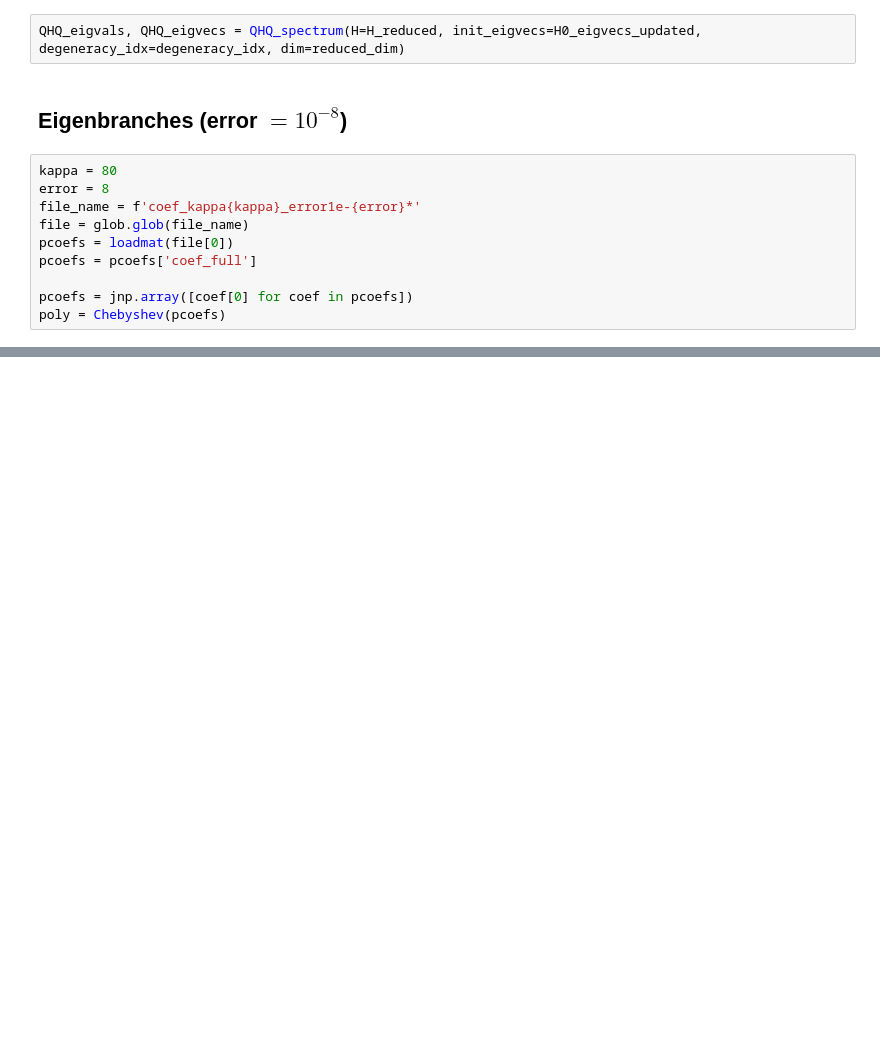
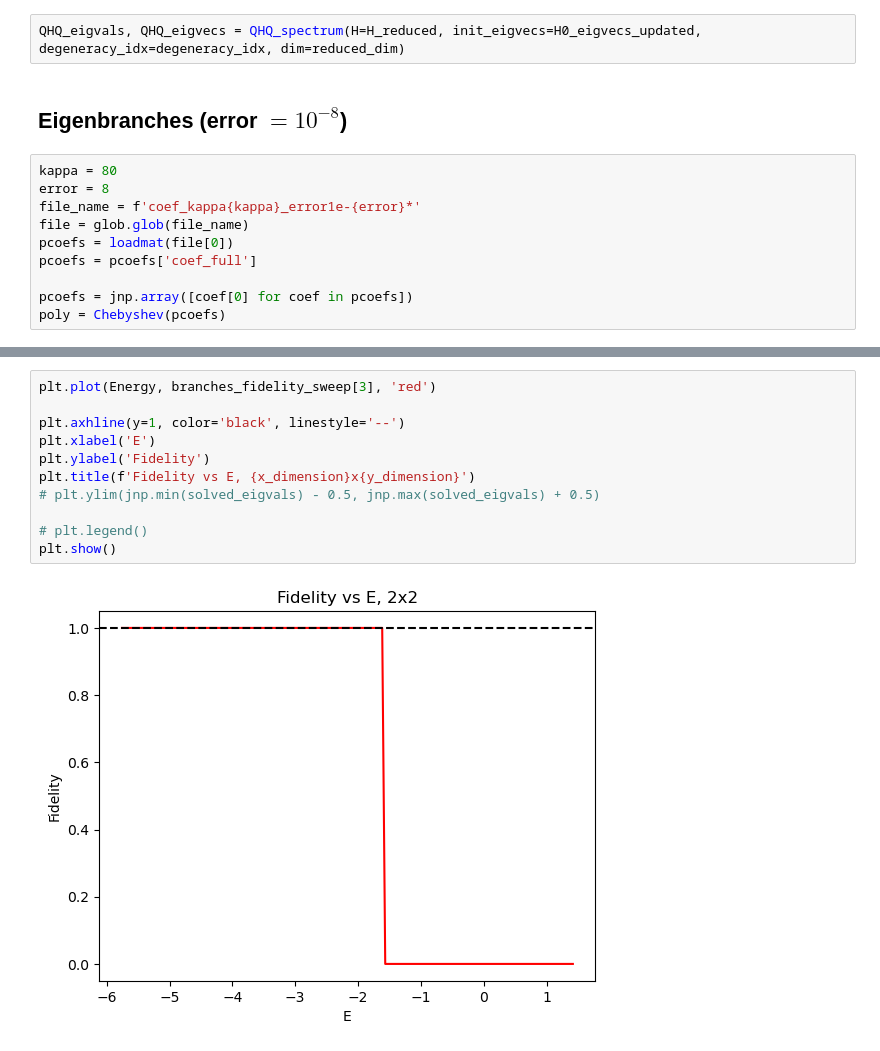
Before and after one commit to b10202037/Schur-complement-QSP, a Jupyter notebook: State_fidelity/Hubbard_2x2_22 U=4 fidelity.ipynb, the cells around one changed output, grey strips where cells are left out. Cells and saved outputs as stored; diff of their text form; blank space fills up the shorter version.

```diff
--- a/State_fidelity/Hubbard_2x2_22 U=4 fidelity.ipynb
+++ b/State_fidelity/Hubbard_2x2_22 U=4 fidelity.ipynb
@@ -341,0 +374,13 @@ plt.show()
+# %%
+plt.plot(Energy, branches_fidelity_sweep[3], 'red')
+
+plt.axhline(y=1, color='black', linestyle='--')
+plt.xlabel('E')
+plt.ylabel('Fidelity')
+plt.title(f'Fidelity vs E, {x_dimension}x{y_dimension}')
+# plt.ylim(jnp.min(solved_eigvals) - 0.5, jnp.max(solved_eigvals) + 0.5)
+
+# plt.legend()
+plt.show()
+# %% [output]
+[figure, added]
```
Also changed, not shown: parts of 10 cells of this notebook.
